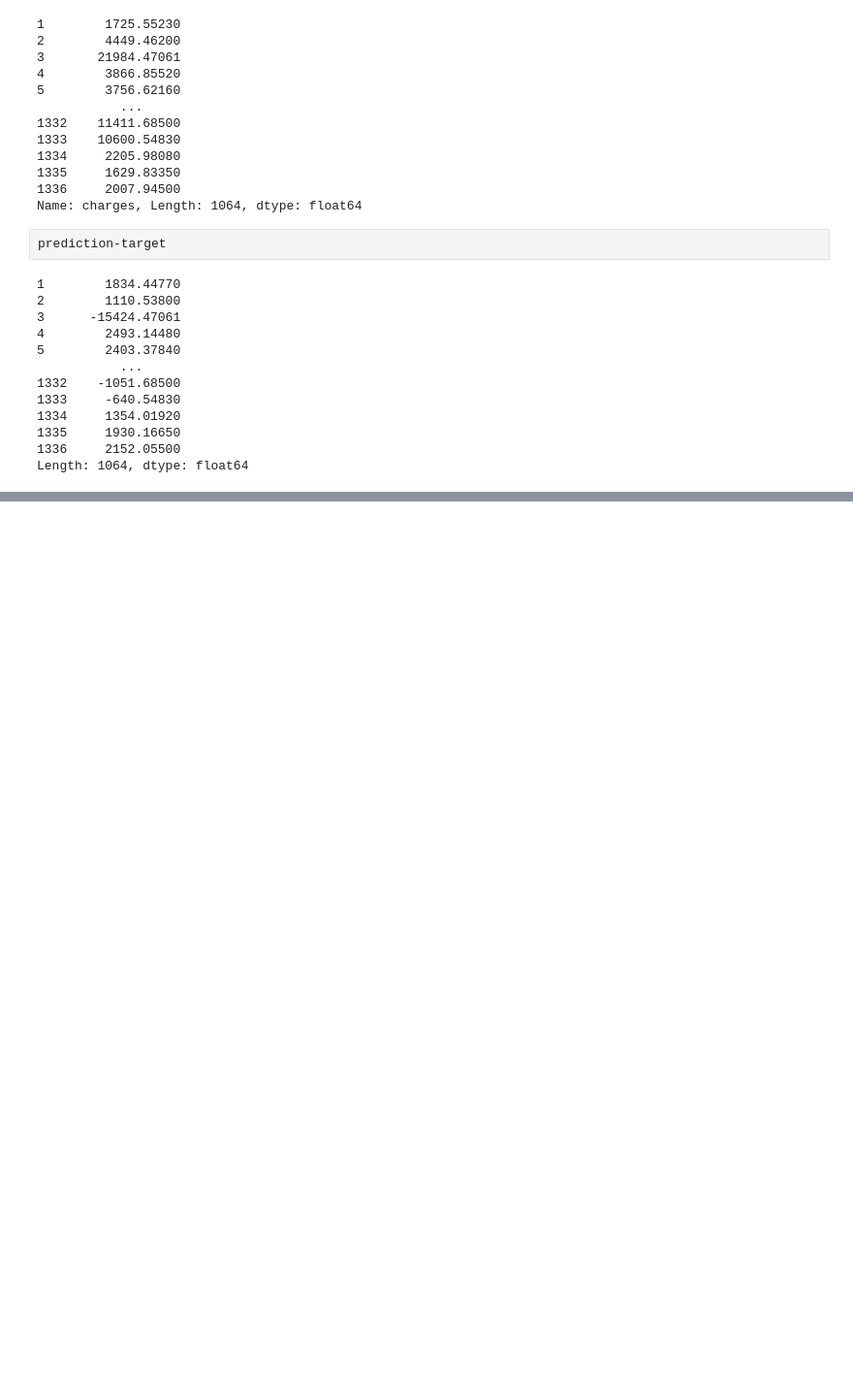
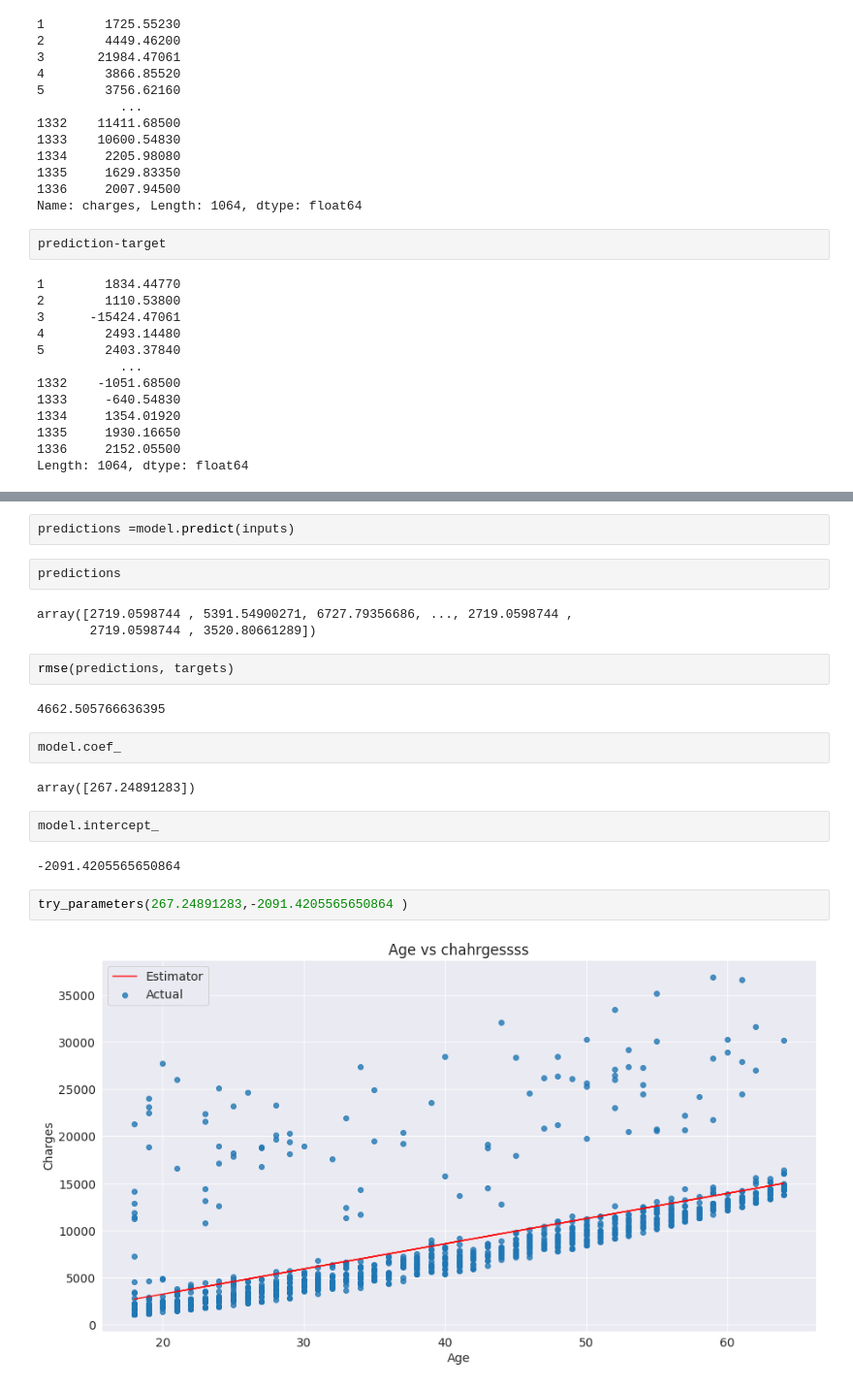
Before and after one commit to imshiv-10/ML-SkLearn, a Jupyter notebook: ML_SkLearn.ipynb, the cells around one changed output, grey strips where cells are left out. Shown at 97% size. Saved outputs shown, nothing was run; the diff lists cells and outputs as text; blank space fills up the shorter version.

```diff
--- a/ML_SkLearn.ipynb
+++ b/ML_SkLearn.ipynb
@@ -481,0 +539,23 @@ Length: 1064, dtype: float64
+# %%
+predictions =model.predict(inputs)
+# %%
+predictions
+# %% [output]
+array([2719.0598744 , 5391.54900271, 6727.79356686, ..., 2719.0598744 ,
+       2719.0598744 , 3520.80661289])
+# %%
+rmse(predictions, targets)
+# %% [output]
+4662.505766636395
+# %%
+model.coef_
+# %% [output]
+array([267.24891283])
+# %%
+model.intercept_
+# %% [output]
+-2091.4205565650864
+# %%
+try_parameters(267.24891283,-2091.4205565650864 )
+# %% [output]
+[figure, added]
```
Also changed, not shown: parts of 16 cells of this notebook.
